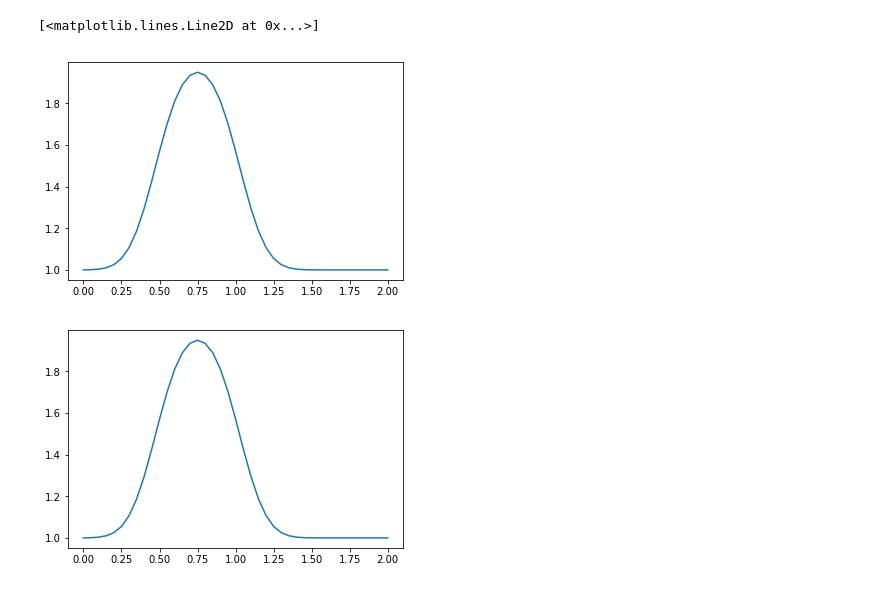
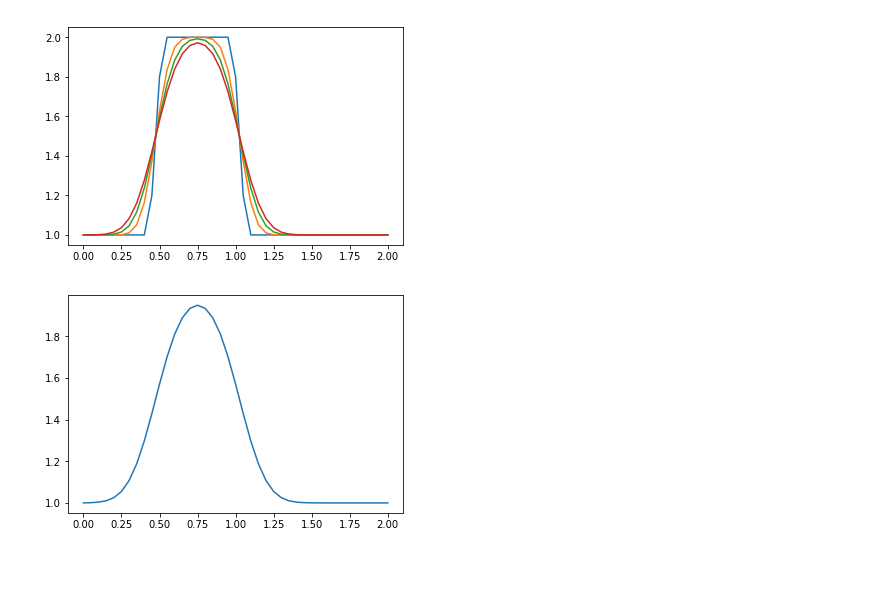
Before and after one commit to bubnicbf/cfd-python, a Jupyter notebook: Step2_3.ipynb, the cells around one changed output. Cells and saved outputs as stored; diff of their text form; code cells hidden in the pictures.

```diff
--- a/Step2_3.ipynb
+++ b/Step2_3.ipynb
@@ -25,25 +25,24 @@ plt.plot(np.linspace(0, 2, nx), u)
 # %%
 nx = 41
 dx = 2 / (nx - 1)
 nt = 20
 nu = 0.3
 sigma = 0.2
 dt = sigma * dx**2 / nu
 
 u = np.ones(nx)
 u[int(0.5/dx) : int(1 / dx + 1)] = 2
 
 un = np.ones(nx)
 
 for n in range(nt):
     un = u.copy()
     for i in range(1, nx-1):
         u[i] = un[i] + nu * dt / dx**2 * (un[i+1] - 2 * un[i] + un[i-1])
-
-plt.plot(np.linspace(0, 2, nx), u)
+    if not n%5:
+        plt.plot(np.linspace(0, 2,nx), u)
 # %% [output]
-[<matplotlib.lines.Line2D at 0x...>]
-[figure, old version]
+[figure, new version]
 # %%
 # %% [output]
 [figure]
```
Also changed, not shown: parts of 1 cell of this notebook, 8 other files.
